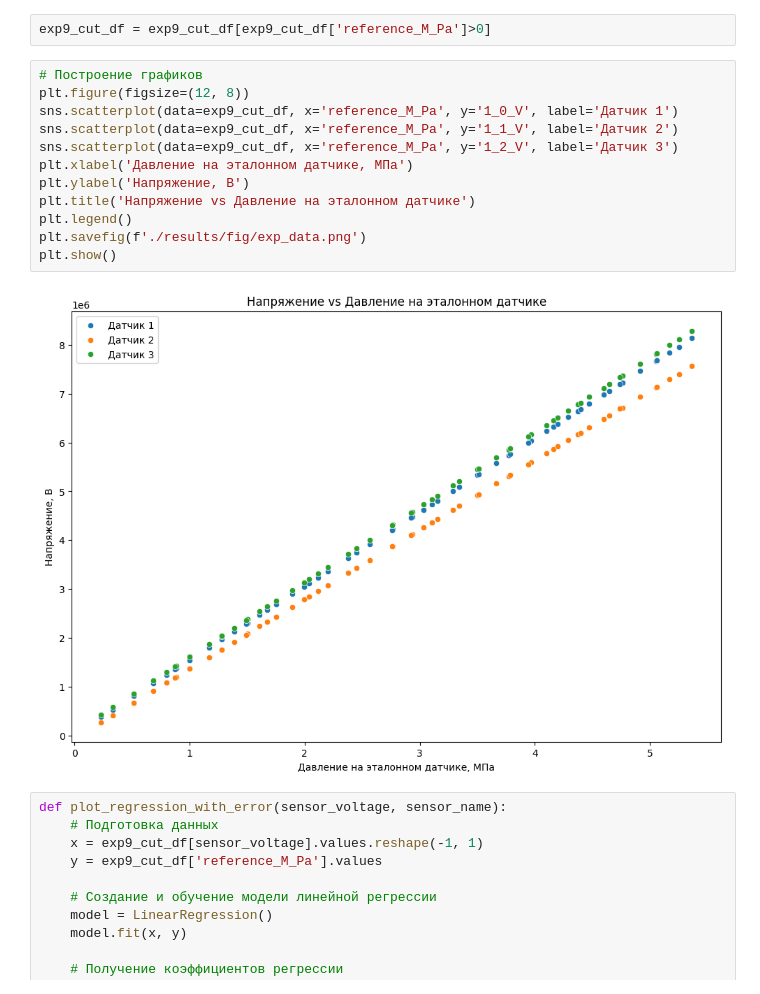
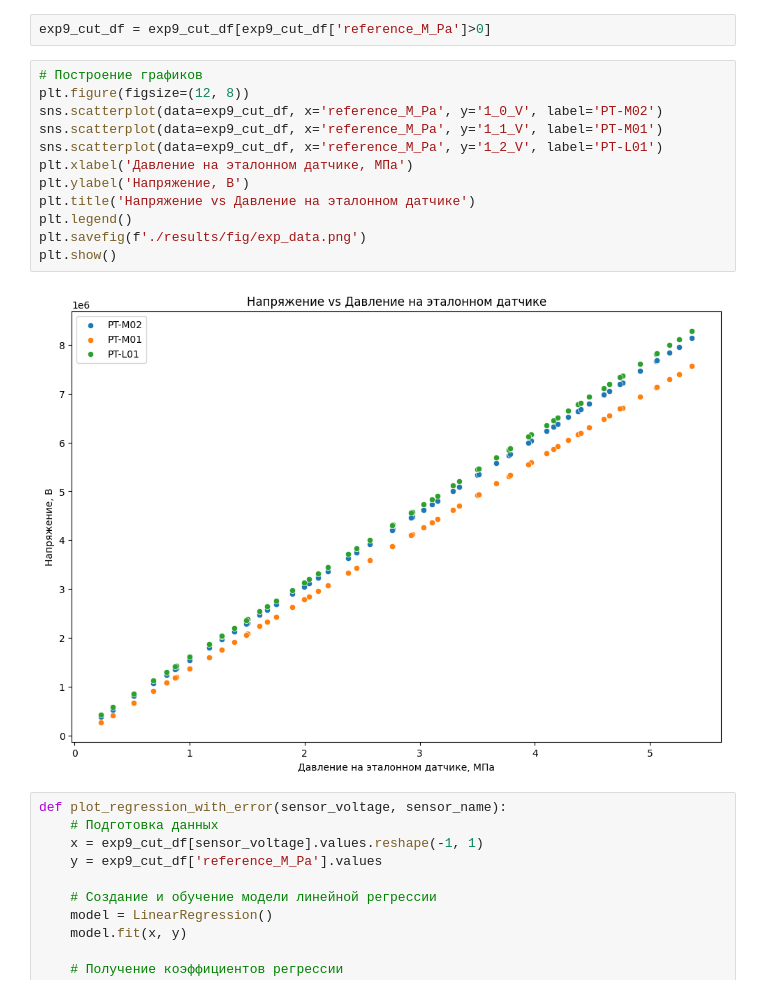
Before and after one commit to in-space-we-thrust/experiments, a Jupyter notebook: pressure_measurement_exp9/experiment_9.ipynb, the cells around one changed output. Cells and saved outputs as stored; diff of their text form.

```diff
--- a/pressure_measurement_exp9/experiment_9.ipynb
+++ b/pressure_measurement_exp9/experiment_9.ipynb
@@ -15,17 +15,17 @@ exp9_cut_df = exp9_cut_df[exp9_cut_df['reference_M_Pa']>0]
 # %%
 # Построение графиков
 plt.figure(figsize=(12, 8))
-sns.scatterplot(data=exp9_cut_df, x='reference_M_Pa', y='1_0_V', label='Датчик 1')
-sns.scatterplot(data=exp9_cut_df, x='reference_M_Pa', y='1_1_V', label='Датчик 2')
-sns.scatterplot(data=exp9_cut_df, x='reference_M_Pa', y='1_2_V', label='Датчик 3')
+sns.scatterplot(data=exp9_cut_df, x='reference_M_Pa', y='1_0_V', label='PT-M02')
+sns.scatterplot(data=exp9_cut_df, x='reference_M_Pa', y='1_1_V', label='PT-M01')
+sns.scatterplot(data=exp9_cut_df, x='reference_M_Pa', y='1_2_V', label='PT-L01')
 plt.xlabel('Давление на эталонном датчике, МПа')
 plt.ylabel('Напряжение, В')
 plt.title('Напряжение vs Давление на эталонном датчике')
 plt.legend()
 plt.savefig(f'./results/fig/exp_data.png')
 plt.show()
 # %% [output]
-[figure, old version]
+[figure, new version]
 # %%
 def plot_regression_with_error(sensor_voltage, sensor_name):
     # Подготовка данных
```
Also changed, not shown: 13 other files.
